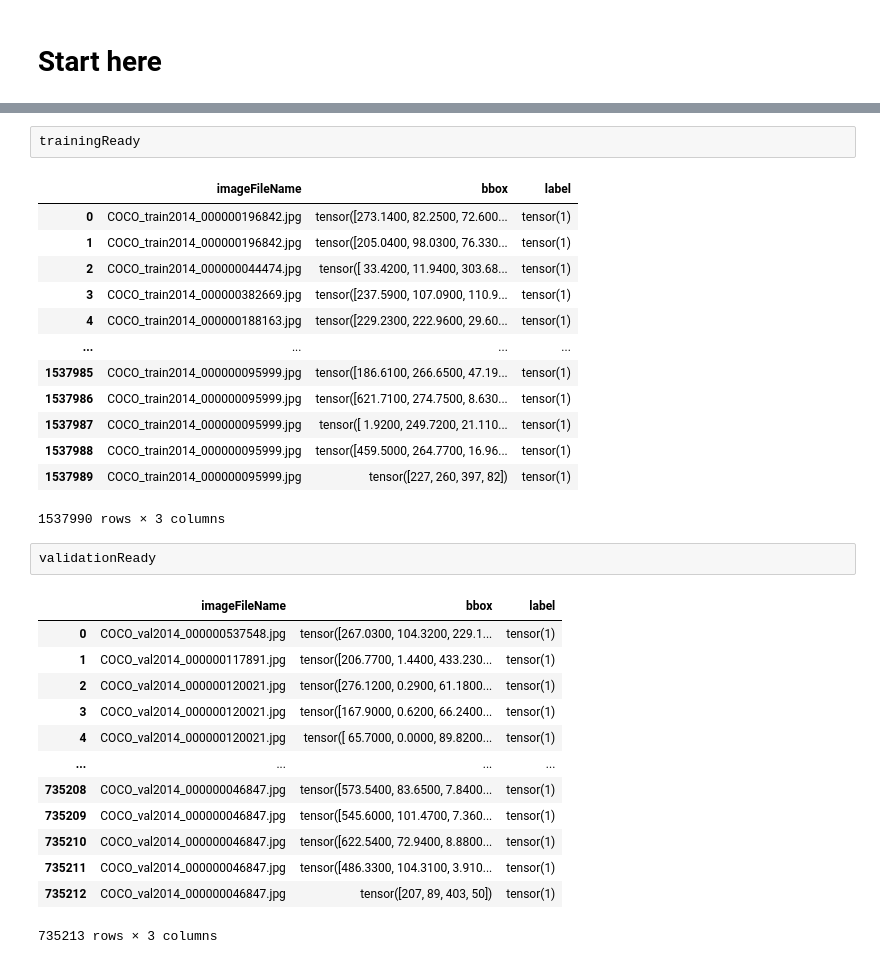
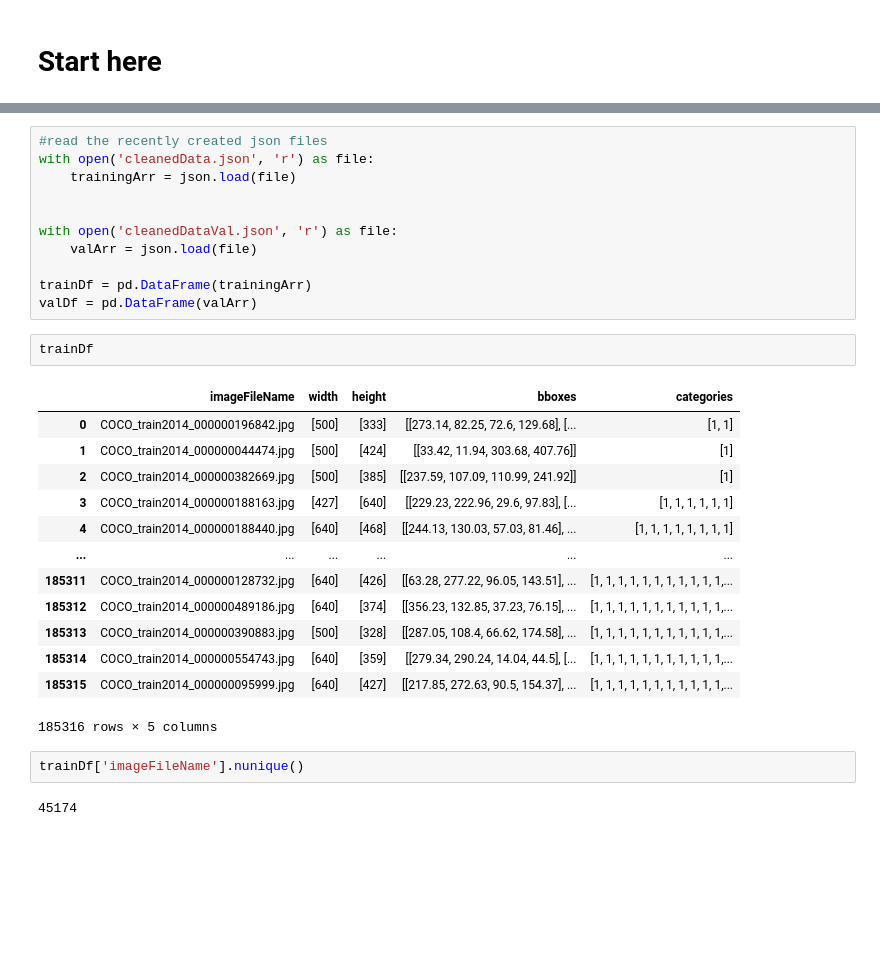
Before and after one commit to DickyAdi/person-detection, a Jupyter notebook: personDetection.ipynb, the cells around one changed output, grey strips where cells are left out. Saved outputs shown, nothing was run; the diff lists cells and outputs as text; blank space fills up the shorter version.

```diff
--- a/personDetection.ipynb
+++ b/personDetection.ipynb
@@ -174,32 +133,31 @@ ValueError: malformed node or string: <ast.Call object at 0x...>
-# %%
-trainingReady
-# %% [output]
-|  | imageFileName | bbox | label |
-| 0 | COCO_train2014_000000196842.jpg | tensor([273.1400, 82.2500, 72.600... | tensor(1) |
-| 1 | COCO_train2014_000000196842.jpg | tensor([205.0400, 98.0300, 76.330... | tensor(1) |
-| 2 | COCO_train2014_000000044474.jpg | tensor([ 33.4200, 11.9400, 303.68... | tensor(1) |
-| 3 | COCO_train2014_000000382669.jpg | tensor([237.5900, 107.0900, 110.9... | tensor(1) |
-| 4 | COCO_train2014_000000188163.jpg | tensor([229.2300, 222.9600, 29.60... | tensor(1) |
-| ... | ... | ... | ... |
-| 1537985 | COCO_train2014_000000095999.jpg | tensor([186.6100, 266.6500, 47.19... | tensor(1) |
-| 1537986 | COCO_train2014_000000095999.jpg | tensor([621.7100, 274.7500, 8.630... | tensor(1) |
-| 1537987 | COCO_train2014_000000095999.jpg | tensor([ 1.9200, 249.7200, 21.110... | tensor(1) |
-| 1537988 | COCO_train2014_000000095999.jpg | tensor([459.5000, 264.7700, 16.96... | tensor(1) |
-| 1537989 | COCO_train2014_000000095999.jpg | tensor([227, 260, 397, 82]) | tensor(1) |
-1537990 rows × 3 columns
-# %%
-validationReady
-# %% [output]
-|  | imageFileName | bbox | label |
-| 0 | COCO_val2014_000000537548.jpg | tensor([267.0300, 104.3200, 229.1... | tensor(1) |
-| 1 | COCO_val2014_000000117891.jpg | tensor([206.7700, 1.4400, 433.230... | tensor(1) |
-| 2 | COCO_val2014_000000120021.jpg | tensor([276.1200, 0.2900, 61.1800... | tensor(1) |
-| 3 | COCO_val2014_000000120021.jpg | tensor([167.9000, 0.6200, 66.2400... | tensor(1) |
-| 4 | COCO_val2014_000000120021.jpg | tensor([ 65.7000, 0.0000, 89.8200... | tensor(1) |
-| ... | ... | ... | ... |
-| 735208 | COCO_val2014_000000046847.jpg | tensor([573.5400, 83.6500, 7.8400... | tensor(1) |
-| 735209 | COCO_val2014_000000046847.jpg | tensor([545.6000, 101.4700, 7.360... | tensor(1) |
-| 735210 | COCO_val2014_000000046847.jpg | tensor([622.5400, 72.9400, 8.8800... | tensor(1) |
-| 735211 | COCO_val2014_000000046847.jpg | tensor([486.3300, 104.3100, 3.910... | tensor(1) |
-| 735212 | COCO_val2014_000000046847.jpg | tensor([207, 89, 403, 50]) | tensor(1) |
-735213 rows × 3 columns
+# %%
+#read the recently created json files
+with open('cleanedData.json', 'r') as file:
+    trainingArr = json.load(file)
+
+
+with open('cleanedDataVal.json', 'r') as file:
+    valArr = json.load(file)
+
+trainDf = pd.DataFrame(trainingArr)
+valDf = pd.DataFrame(valArr)
+# %%
+trainDf
+# %% [output]
+|  | imageFileName | width | height | bboxes | categories |
+| 0 | COCO_train2014_000000196842.jpg | [500] | [333] | [[273.14, 82.25, 72.6, 129.68], [... | [1, 1] |
+| 1 | COCO_train2014_000000044474.jpg | [500] | [424] | [[33.42, 11.94, 303.68, 407.76]] | [1] |
+| 2 | COCO_train2014_000000382669.jpg | [500] | [385] | [[237.59, 107.09, 110.99, 241.92]] | [1] |
+| 3 | COCO_train2014_000000188163.jpg | [427] | [640] | [[229.23, 222.96, 29.6, 97.83], [... | [1, 1, 1, 1, 1, 1] |
+| 4 | COCO_train2014_000000188440.jpg | [640] | [468] | [[244.13, 130.03, 57.03, 81.46], ... | [1, 1, 1, 1, 1, 1, 1, 1] |
+| ... | ... | ... | ... | ... | ... |
+| 185311 | COCO_train2014_000000128732.jpg | [640] | [426] | [[63.28, 277.22, 96.05, 143.51], ... | [1, 1, 1, 1, 1, 1, 1, 1, 1, 1, 1,... |
+| 185312 | COCO_train2014_000000489186.jpg | [640] | [374] | [[356.23, 132.85, 37.23, 76.15], ... | [1, 1, 1, 1, 1, 1, 1, 1, 1, 1, 1,... |
+| 185313 | COCO_train2014_000000390883.jpg | [500] | [328] | [[287.05, 108.4, 66.62, 174.58], ... | [1, 1, 1, 1, 1, 1, 1, 1, 1, 1, 1,... |
+| 185314 | COCO_train2014_000000554743.jpg | [640] | [359] | [[279.34, 290.24, 14.04, 44.5], [... | [1, 1, 1, 1, 1, 1, 1, 1, 1, 1, 1,... |
+| 185315 | COCO_train2014_000000095999.jpg | [640] | [427] | [[217.85, 272.63, 90.5, 154.37], ... | [1, 1, 1, 1, 1, 1, 1, 1, 1, 1, 1,... |
+185316 rows × 5 columns
+# %%
+trainDf['imageFileName'].nunique()
+# %% [output]
+45174
```
Also changed, not shown: parts of 33 cells of this notebook, 2 other files.
